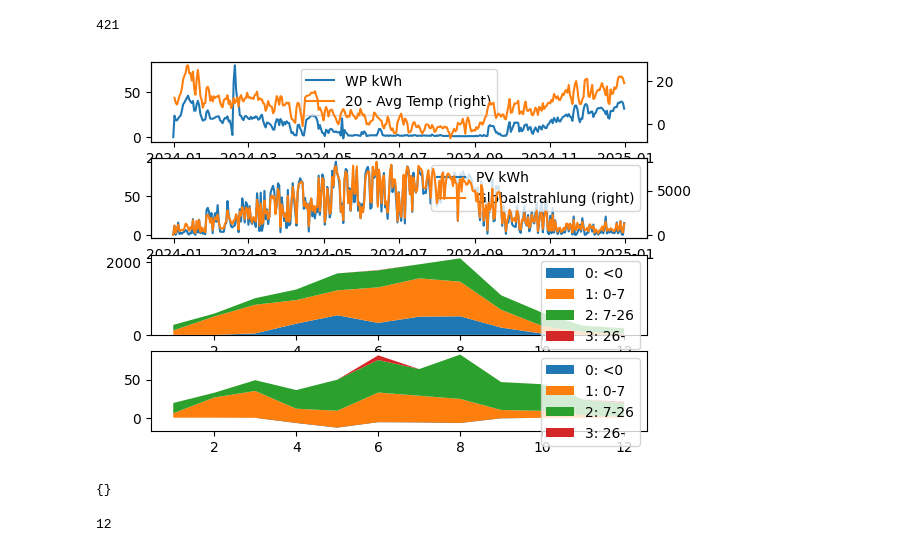
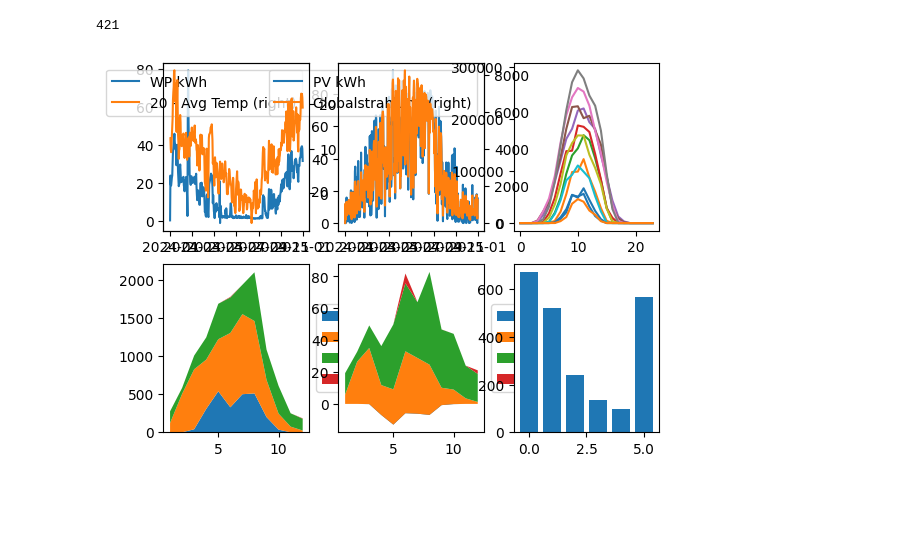
Before and after one commit to strubbi77/breisgauwind, a Jupyter notebook: Stromwert_IK8.ipynb, the cells around one changed output. Drawn from its saved outputs; the diff is of its cells as text; code cells hidden in the pictures; blank space fills up the shorter version.

```diff
--- a/Stromwert_IK8.ipynb
+++ b/Stromwert_IK8.ipynb
@@ -169,7 +169,20 @@ preis_menge['SUM_GS200']=wetter['SUM_GS200']
 preis_menge['SUM_NN050']=wetter['SUM_NN050']
 # %%
 import matplotlib.pyplot as plt
-fig, (ax1, ax2,ax3, ax4) = plt.subplots(4)
+from mpl_toolkits.mplot3d import axes3d
+fig=plt.figure()
+#, axs = plt.subplots(2,3)
+ax1=fig.add_subplot(2,3,1)
+ax3=fig.add_subplot(2,3,4)
+ax2=fig.add_subplot(2,3,2)
+ax4=fig.add_subplot(2,3,5)
+ax5=fig.add_subplot(2,3,3)
+ax6=fig.add_subplot(2,3,6)
+#ax3=axs[0,1]
+#ax2=axs[1,0]
+#ax4=axs[1,1]
+#ax5=axs[0,2]
+#ax6=axs[1,2]
 #aglevel=month
 gpby=preis_menge.index.date
 
@@ -188,44 +201,86 @@ pm_day['Temp avg'].plot(ax=ax1,secondary_y=True, label="20 - Avg Temp", legend=T
 pm_day['Glob sum'].plot(ax=ax2,secondary_y=True, label="Globalstrahlung", legend=True)
 
 
 pv_kwh=[]
 pv_wert=[]
 labels = []
 pm_pv=[]
 for cur in sorted(preis_menge['+-'].unique()):
     d_dir=cur
     gpby=preis_menge[preis_menge['+-']==d_dir].index.month
     gpby_first=preis_menge.index.month
     if len(pm_pv)<2:
         pm_pv=preis_menge.groupby(gpby_first)['PV'].agg(['max'])
     pm_pv['PV '+d_dir]=preis_menge[preis_menge['+-']==d_dir].groupby(gpby)['PV'].agg(['sum'])/1000
     pm_pv['PV '+d_dir]=pm_pv['PV '+d_dir].fillna(0)
     pv_kwh=pv_kwh+[pm_pv['PV '+d_dir]]
 
     pm_pv['EUR PV '+d_dir]=preis_menge[preis_menge['+-']==d_dir].groupby(gpby)['EUR PV'].agg(['sum'])
     pm_pv['EUR PV '+d_dir]=pm_pv['EUR PV '+d_dir].fillna(0)
     pv_wert=pv_wert+[pm_pv['EUR PV '+d_dir]]
+    labels =labels+[d_dir]
 
 
-    labels =labels+[d_dir]
+
 
 ax3.stackplot(pm_pv.index,pv_kwh,labels=labels)
-ax3.legend(loc='upper right')
+ax3.legend(loc='center left', bbox_to_anchor=(1, 0.5))
 
 ax4.stackplot(pm_pv.index,pv_wert,labels=labels)
-ax4.legend(loc='upper right')
+ax4.legend(loc='center left', bbox_to_anchor=(1, 0.5))
 
-plt.style.use('_mpl-gallery')
+pv_h_kwh=[]
+pv_h_wert=[]
+labels = []
+pm_pv=[]
+for cur in sorted(preis_menge['+-'].unique()):
+    d_dir=cur
+    gpby=[preis_menge[preis_menge['+-']==d_dir].index.month,preis_menge[preis_menge['+-']==d_dir].index.hour]
+    gpby_first=[preis_menge.index.month,preis_menge.index.hour]
+    if len(pm_pv)<2:
+        pm_pv=preis_menge.groupby(gpby_first)['PV'].agg(['mean'])/1000
+    pm_pv['PV '+d_dir]=preis_menge[preis_menge['+-']==d_dir].groupby(gpby)['PV'].agg(['sum'])/1000
+    pm_pv['PV '+d_dir]=pm_pv['PV '+d_dir].fillna(0)
+    pv_h_kwh=pv_h_kwh+[pm_pv['PV '+d_dir]]
+
+    pm_pv['EUR PV '+d_dir]=preis_menge[preis_menge['+-']==d_dir].groupby(gpby)['EUR PV'].agg(['sum'])
+    pm_pv['EUR PV '+d_dir]=pm_pv['EUR PV '+d_dir].fillna(0)
+    pv_h_wert=pv_h_wert+[pm_pv['EUR PV '+d_dir]]
+    labels =labels+[d_dir]
+#pv_ges_kwh=preis_menge.groupby(gpby)['PV'].agg(['sum'])/1000
+
+#ax6.stackplot(pm_pv.index,pv_h_wert,labels=labels)
+#ax6.legend(loc='center left', bbox_to_anchor=(1, 0.5))
+
+labels = []
+for cur in sorted(preis_menge.index.month.unique()):
+    gpby_filter=[preis_menge[preis_menge.index.month == cur].index.hour]
+    data = preis_menge[preis_menge.index.month == cur].groupby(gpby_filter)['PV'].agg('sum')
+    labels =labels+[cur]
+    ax5.plot(data)
+#ax5.Legend()
+#ax5.scatter(preis_menge.index.month,preis_menge.index.hour,pv_h_kwh,labels=labels)
+#ax5.legend(loc='center left', bbox_to_anchor=(1, 0.5))
+
+x_axis_labels = ['0', '1', '2', '3', '4', '5']
+y_axis_values = [670, 520, 240, 135, 96, 567]
+y_pos=np.arange(len(x_axis_labels))
+ax6.bar(y_pos + 0, y_axis_values)
+#ax5.scatter(pm_pv.index.get_level_values(level=0),pm_pv.index.get_level_values(level=1),pv_h_kwh)
+
+# 1 WP vs. Temp
+# 2 PV vs. Globalstrahlung Mengen
+# 3 PV hh24-Summe über die Monate
+# 4 Monatlich nach
+
+#plt.style.use('bmh')
 plt.show()
 #plt.plot(preis_menge.index.date, (preis_menge['PV'],preis_menge['WP']))
 # %% [output]
-[figure, old version]
+[figure, new version]
 # %%
-y
+plt.style.available
+plt.style.use('default')
-# %% [output]
-{}
 # %%
-len(pm_pv)
+from mpl_toolkits.mplot3d import axes3d
-# %% [output]
-12
 # %%
```
Also changed, not shown: parts of 3 cells of this notebook.
